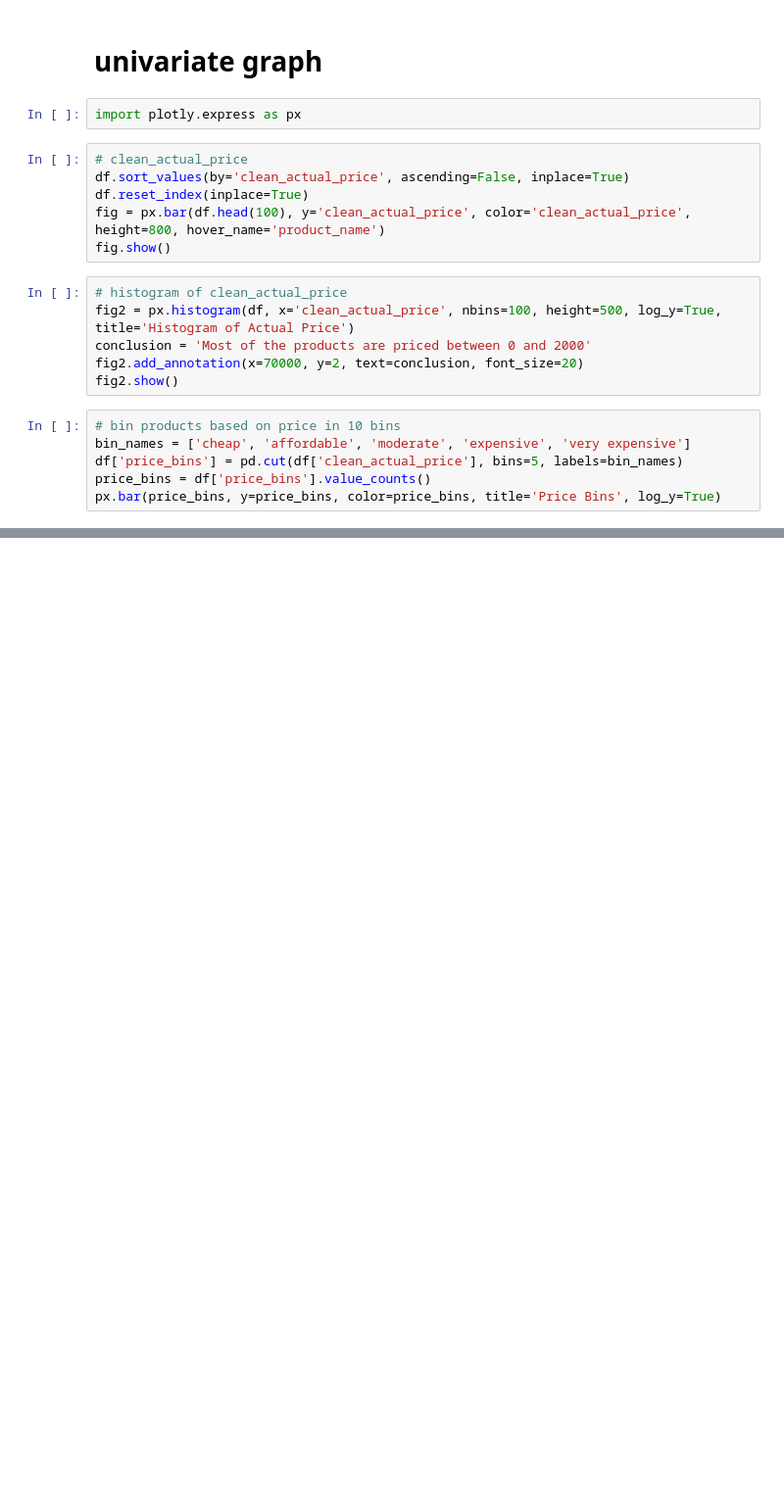
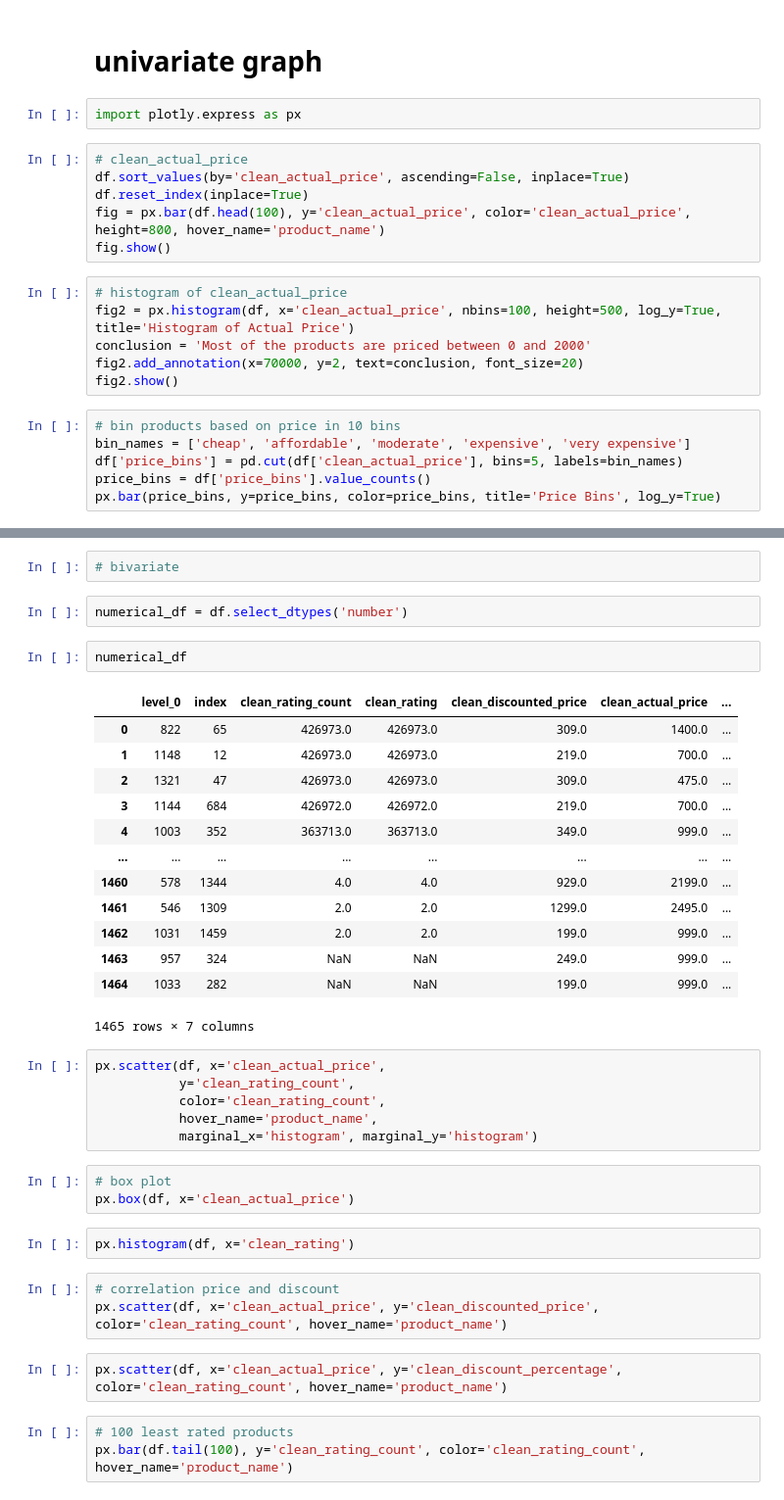
Before and after one commit to Deepcode02/amazon-sales-data-anlytics, a Jupyter notebook: analytics/pradeep.ipynb, the cells around one changed output, grey strips where cells are left out. Shown at 98% size. Saved outputs shown, nothing was run; the diff lists cells and outputs as text; blank space fills up the shorter version.

```diff
--- a/analytics/pradeep.ipynb
+++ b/analytics/pradeep.ipynb
@@ -163,0 +176,39 @@ px.bar(price_bins, y=price_bins, color=price_bins, title='Price Bins', log_y=Tru
+# %%
+# bivariate
+# %%
+numerical_df = df.select_dtypes('number')
+# %%
+numerical_df
+# %% [output]
+|  | level_0 | index | clean_rating_count | clean_rating | clean_discounted_price | clean_actual_price | ... |
+| 0 | 822 | 65 | 426973.0 | 426973.0 | 309.0 | 1400.0 | ... |
+| 1 | 1148 | 12 | 426973.0 | 426973.0 | 219.0 | 700.0 | ... |
+| 2 | 1321 | 47 | 426973.0 | 426973.0 | 309.0 | 475.0 | ... |
+| 3 | 1144 | 684 | 426972.0 | 426972.0 | 219.0 | 700.0 | ... |
+| 4 | 1003 | 352 | 363713.0 | 363713.0 | 349.0 | 999.0 | ... |
+| ... | ... | ... | ... | ... | ... | ... | ... |
+| 1460 | 578 | 1344 | 4.0 | 4.0 | 929.0 | 2199.0 | ... |
+| 1461 | 546 | 1309 | 2.0 | 2.0 | 1299.0 | 2495.0 | ... |
+| 1462 | 1031 | 1459 | 2.0 | 2.0 | 199.0 | 999.0 | ... |
+| 1463 | 957 | 324 | NaN | NaN | 249.0 | 999.0 | ... |
+| 1464 | 1033 | 282 | NaN | NaN | 199.0 | 999.0 | ... |
+1465 rows × 7 columns
+# %%
+px.scatter(df, x='clean_actual_price',
+           y='clean_rating_count',
+           color='clean_rating_count',
+           hover_name='product_name',
+           marginal_x='histogram', marginal_y='histogram')
+# %%
+# box plot
+px.box(df, x='clean_actual_price')
+# %%
+px.histogram(df, x='clean_rating')
+# %%
+# correlation price and discount
+px.scatter(df, x='clean_actual_price', y='clean_discounted_price', color='clean_rating_count', hover_name='product_name')
+# %%
+px.scatter(df, x='clean_actual_price', y='clean_discount_percentage', color='clean_rating_count', hover_name='product_name')
+# %%
+# 100 least rated products
+px.bar(df.tail(100), y='clean_rating_count', color='clean_rating_count', hover_name='product_name')
```
Also changed, not shown: parts of 3 cells of this notebook.
